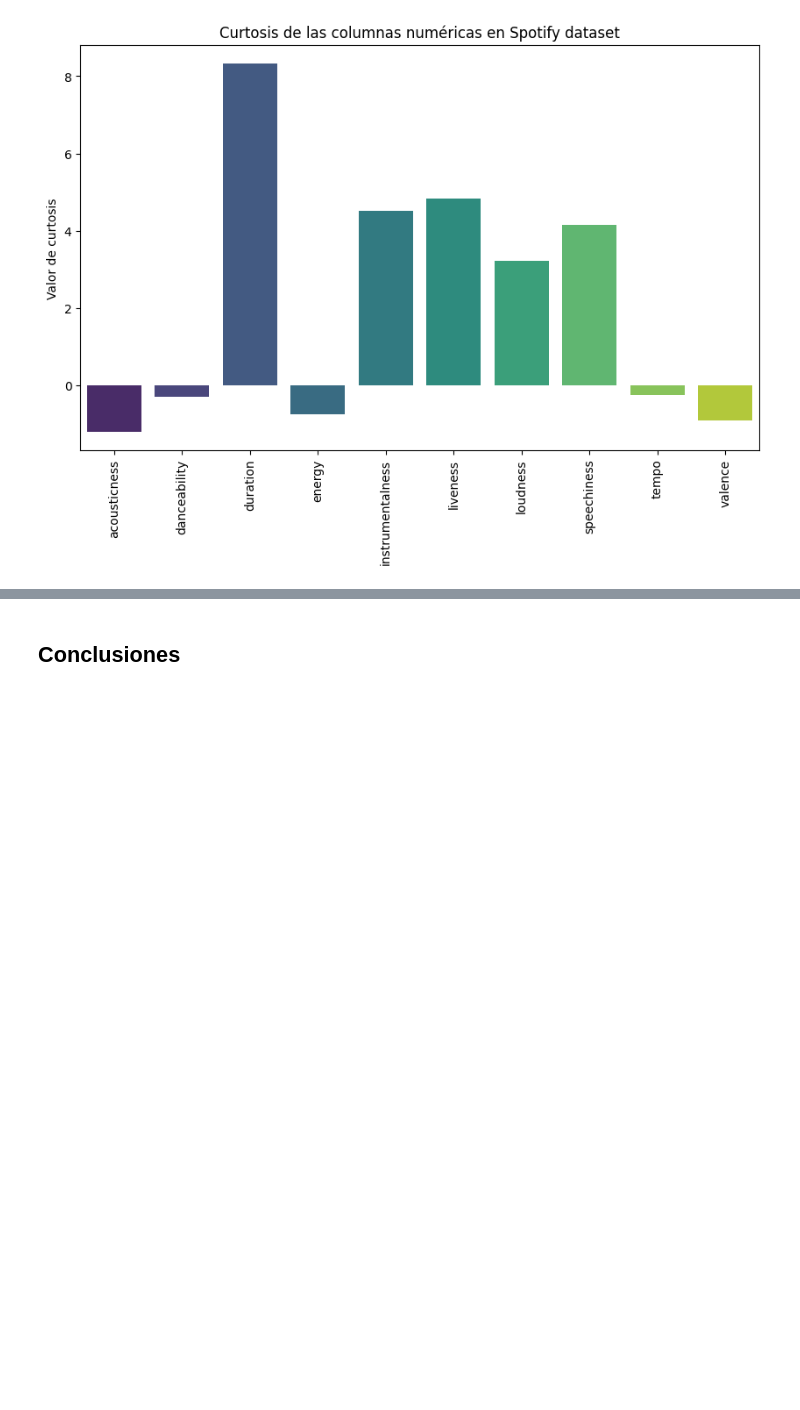
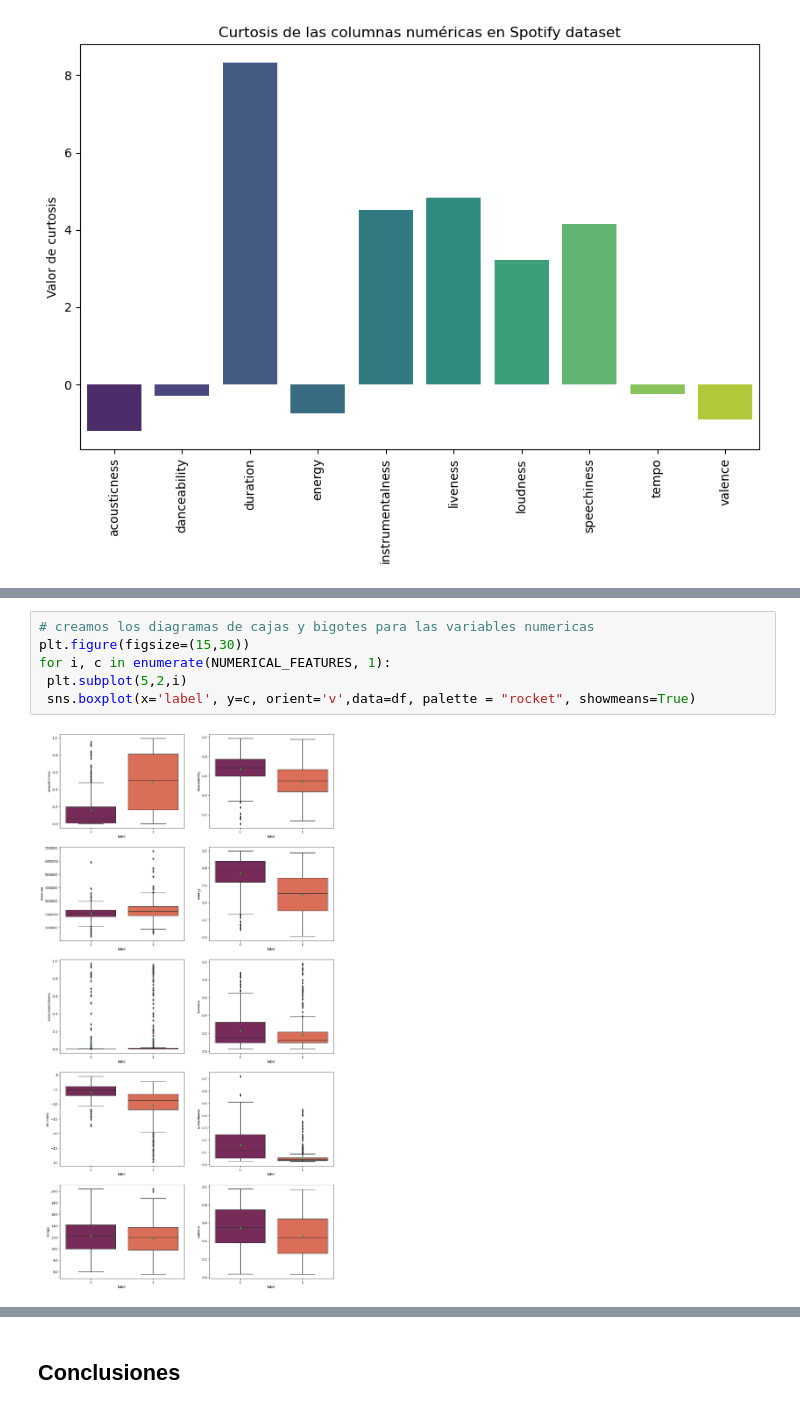
Before and after one commit to jorgeceferinovaldez/tp_final_analisis_datos, a Jupyter notebook: tp_grupal.ipynb, the cells around one changed output, grey strips where cells are left out. Drawn from its saved outputs; the diff is of its cells as text; blank space fills up the shorter version.

```diff
--- a/tp_grupal.ipynb
+++ b/tp_grupal.ipynb
@@ -290,0 +251,8 @@ plt.show()
+# %%
+# creamos los diagramas de cajas y bigotes para las variables numericas
+plt.figure(figsize=(15,30))
+for i, c in enumerate(NUMERICAL_FEATURES, 1):
+ plt.subplot(5,2,i)
+ sns.boxplot(x='label', y=c, orient='v',data=df, palette = "rocket", showmeans=True)
+# %% [output]
+[figure, added]
```
Also changed, not shown: parts of 36 cells of this notebook.
